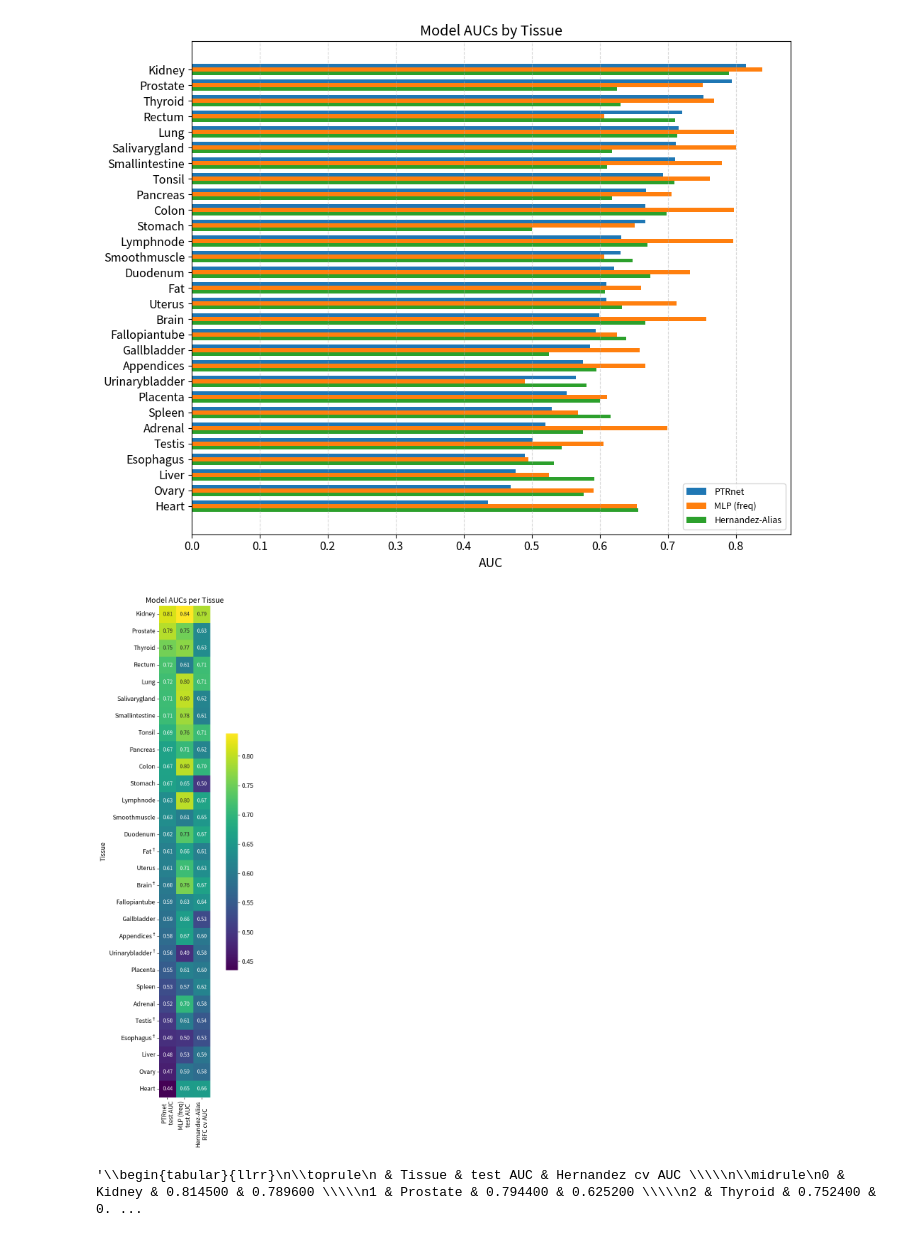
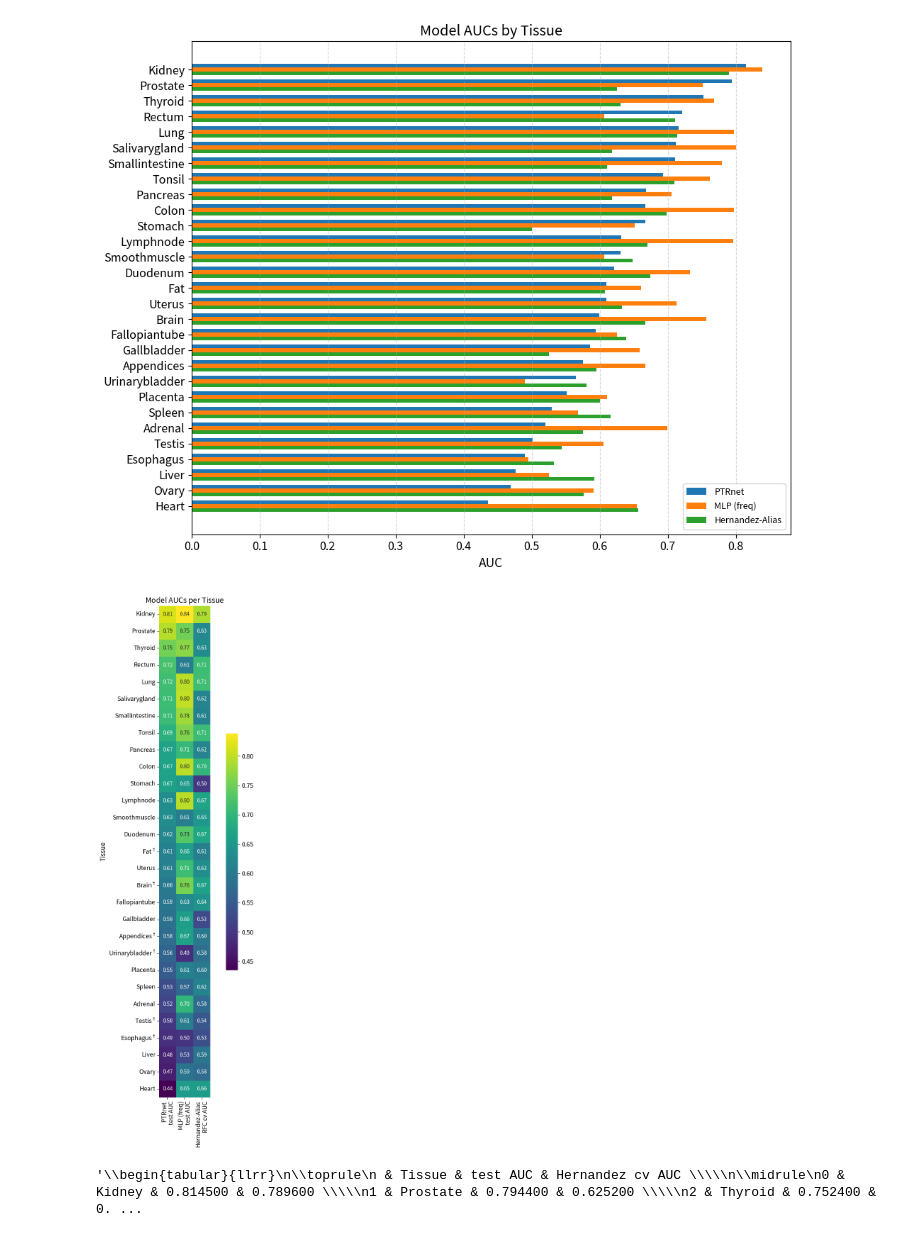
Before and after one commit to f-krause/master-thesis, a Jupyter notebook: experiments/visualisation/ptrnet_prediction_vis.ipynb, the cells around one changed output. Saved outputs shown, nothing was run; the diff lists cells and outputs as text; code cells hidden in the pictures.

```diff
--- a/experiments/visualisation/ptrnet_prediction_vis.ipynb
+++ b/experiments/visualisation/ptrnet_prediction_vis.ipynb
@@ -129,6 +129,9 @@ df_val
 # %%
 # load df_val
 df = pd.read_csv("../experiments/visualisation/data/ptrnet_31_preds_extended.csv", index_col=0)
+# %%
+# CORRECTING CODE BUG IN CURRENT DATA
+df["correct_pred_freq"] = df.target == df.prediction_bin_freq
 # %% [markdown]
 ## Tissue-wise AUC and F1
 # %%
@@ -307,36 +310,38 @@ df_heat = tissue_results_df[["Tissue", "PTRnet test AUC", "MLP (freq) test AUC",
 df_heat.columns = ['PTRnet\ntest AUC', 'MLP (freq)\ntest AUC', 'Hernandez-Alias\nRFC cv AUC']
 
 # Marking the models with majority votings
 df_heat.rename(index={"Fat": "Fat$^\dagger$",
                     "Brain": "Brain$^\dagger$",
                     "Appendices": "Appendices$^\dagger$",
                     "Urinarybladder": "Urinarybladder$^\dagger$",
                     "Testis": "Testis$^\dagger$",
                     "Esophagus": "Esophagus$^\dagger$"},
                inplace=True)
 
 plt.figure(figsize=(4.4, 15))
 ax = sns.heatmap(df_heat, annot=True, fmt=".2f", cmap="viridis", cbar_kws={'pad': 0.2}, annot_kws={"fontsize": 11})
 
 # Center and rotate y-axis labels
-# ax.set_xticklabels(ax.get_yticklabels(), rotation=0, va='center')
-# ax.set_yticklabels(ax.get_xticklabels(), rotation=270)
+ax.set_xticklabels(ax.get_xticklabels(), rotation=90, rotation_mode='anchor')
+for label in ax.get_xticklabels():
+    label.set_ha('right')  # keep it centered under tick
+    label.set_va('center')  # align top of text box to bottom of tick
 
 # cbar = ax.collections[0].colorbar
 # vmin, vmax = df_heat.min().min(), df_heat.max().max()
 # ticks = np.linspace(vmin, vmax, num=4)
 # cbar.set_ticks(ticks)
 
 plt.title("Model AUCs per Tissue")
 plt.ylabel("Tissue")
 plt.tight_layout()
 
 if STORE:
     plt.savefig(os.getenv("OUTPUT_DIR") + f"/model_auc_per_tissue.pdf", format="pdf", bbox_inches="tight")
 
 plt.show()
 # %% [output]
-[figure, old version]
+[figure, new version]
 # %%
 tissue_results_df.to_latex()
 # %% [output]
```
Also changed, not shown: parts of 25 cells of this notebook, 2 other files.
